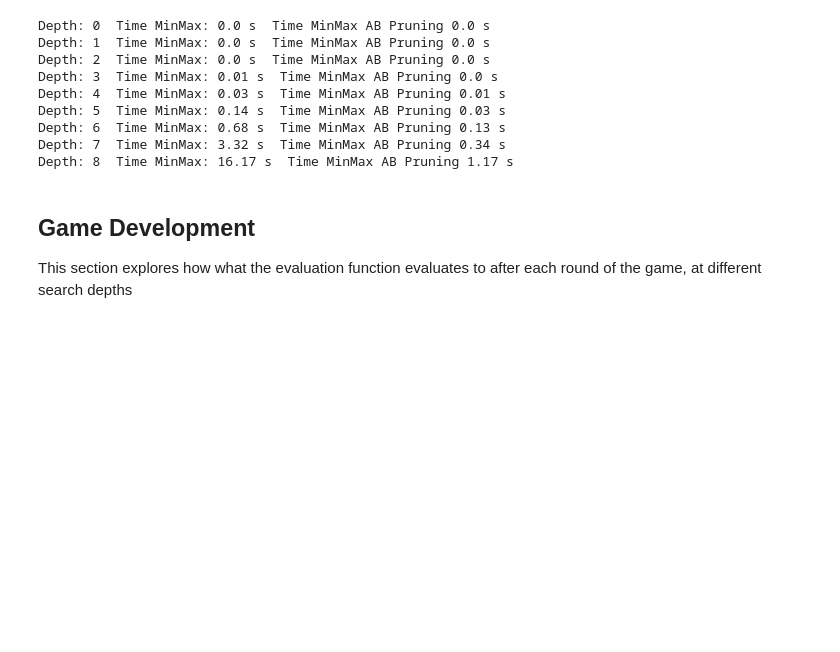
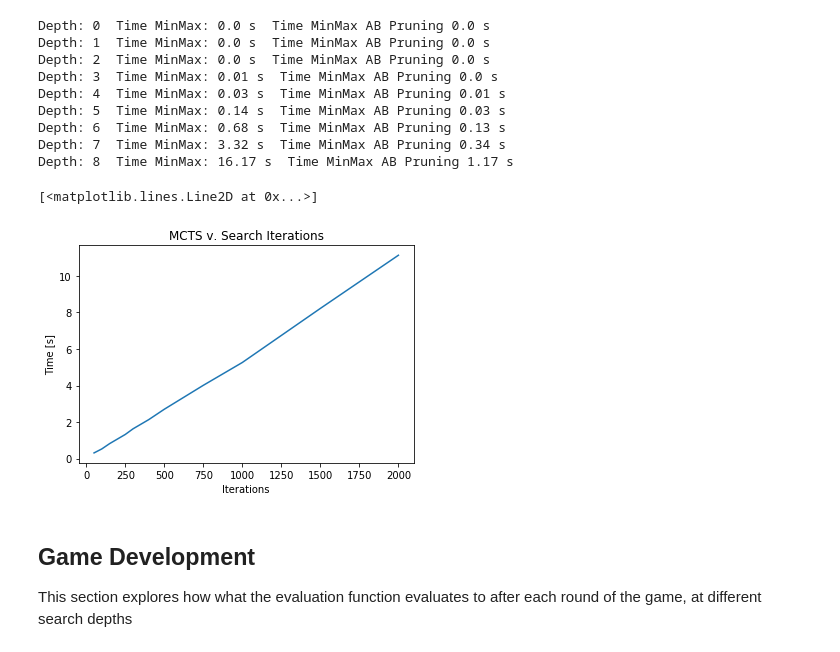
Before and after one commit to Holstrup/KalahaAI, a Jupyter notebook: AgentInspection.ipynb, the cells around one changed output. Cells and saved outputs as stored; diff of their text form; code cells hidden in the pictures; blank space fills up the shorter version.

```diff
--- a/AgentInspection.ipynb
+++ b/AgentInspection.ipynb
@@ -66,3 +76,36 @@ Depth: 5  Time MinMax: 0.14 s  Time MinMax AB Pruning 0.03 s
 Depth: 6  Time MinMax: 0.68 s  Time MinMax AB Pruning 0.13 s
 Depth: 7  Time MinMax: 3.32 s  Time MinMax AB Pruning 0.34 s
 Depth: 8  Time MinMax: 16.17 s  Time MinMax AB Pruning 1.17 s
+# %%
+def monte_carlo_pred(curr_state, iterations):
+    s0 = State(curr_state)
+    mcts = MCTS(s0)
+    for i in range(iterations):
+        n0 = mcts.root_node
+        mcts.MCTS(n0)
+    return mcts.robust_child()
+# %%
+iterations = [50, 100, 150, 200, 250, 300, 400, 500, 750, 1000, 1500, 2000]
+depth_ab = []
+timings_ab = []
+for i in iterations:
+    root = [[4] * 6, [4] * 6, [0, 0]] + [0]
+    game = Kalaha()
+
+    start = time.time()
+
+    monte_carlo_pred(root, i)
+
+    end = time.time()
+
+    depth_ab.append(i)
+    timings_ab.append(round(end - start, 2))
+# %%
+figure = plt.figure()
+plt.xlabel('Iterations')
+plt.ylabel('Time [s]')
+plt.title("MCTS v. Search Iterations")
+plt.plot(depth_ab, timings_ab, label = "MinMax w/o pruning")
+# %% [output]
+[<matplotlib.lines.Line2D at 0x...>]
+[figure, added]
```
Also changed, not shown: parts of 13 cells of this notebook, 2 other files.
